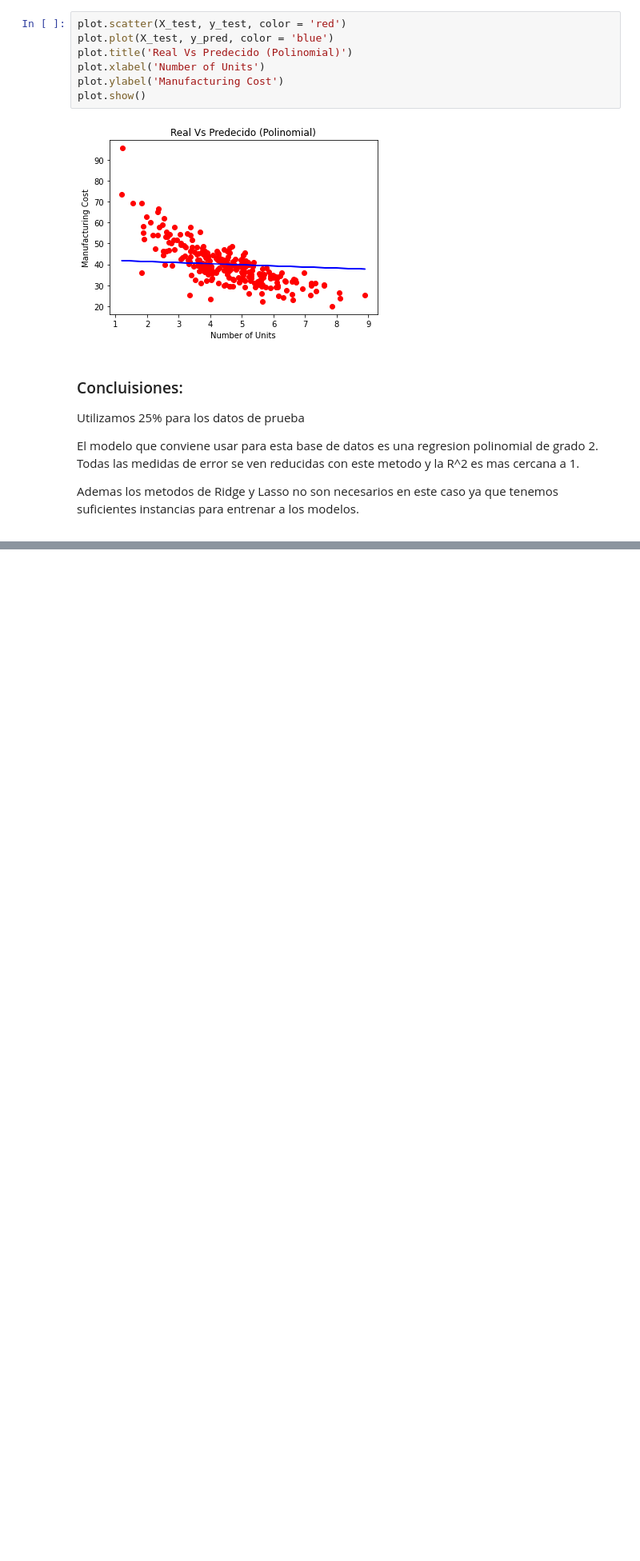
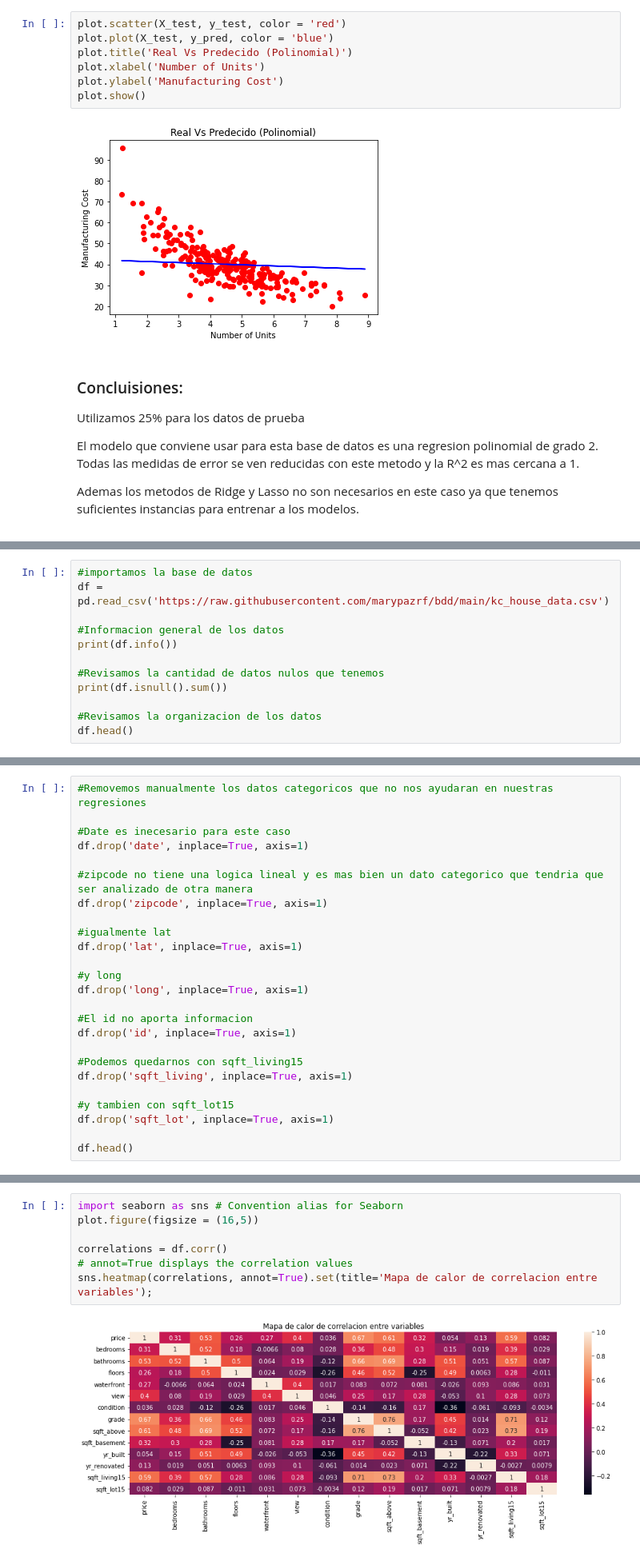
Before and after one commit to rodrigoromanguzman/Actividades_Aprendizaje-, a Jupyter notebook: semana8/regresiones_k_means.ipynb, the cells around one changed output, grey strips where cells are left out. Shown at 80% size. Drawn from its saved outputs; the diff is of its cells as text; blank space fills up the shorter version.

```diff
--- a/semana8/regresiones_k_means.ipynb
+++ b/semana8/regresiones_k_means.ipynb
@@ -278,0 +283,12 @@ plot.show()
+# %%
+#importamos la base de datos
+df = pd.read_csv('https://raw.githubusercontent.com/marypazrf/bdd/main/kc_house_data.csv')
+
+#Informacion general de los datos
+print(df.info())
+
+#Revisamos la cantidad de datos nulos que tenemos
+print(df.isnull().sum())
+
+#Revisamos la organizacion de los datos
+df.head()
@@ -278,0 +322,25 @@ plot.show()
+# %%
+#Removemos manualmente los datos categoricos que no nos ayudaran en nuestras regresiones
+
+#Date es inecesario para este caso
+df.drop('date', inplace=True, axis=1)
+
+#zipcode no tiene una logica lineal y es mas bien un dato categorico que tendria que ser analizado de otra manera
+df.drop('zipcode', inplace=True, axis=1)
+
+#igualmente lat
+df.drop('lat', inplace=True, axis=1)
+
+#y long
+df.drop('long', inplace=True, axis=1)
+
+#El id no aporta informacion
+df.drop('id', inplace=True, axis=1)
+
+#Podemos quedarnos con sqft_living15
+df.drop('sqft_living', inplace=True, axis=1)
+
+#y tambien con sqft_lot15
+df.drop('sqft_lot', inplace=True, axis=1)
+
+df.head()
@@ -278,0 +354,9 @@ plot.show()
+# %%
+import seaborn as sns # Convention alias for Seaborn
+plot.figure(figsize = (16,5))
+
+correlations = df.corr()
+# annot=True displays the correlation values
+sns.heatmap(correlations, annot=True).set(title='Mapa de calor de correlacion entre variables');
+# %% [output]
+[figure, added]
```
Also changed, not shown: parts of 22 cells of this notebook.
